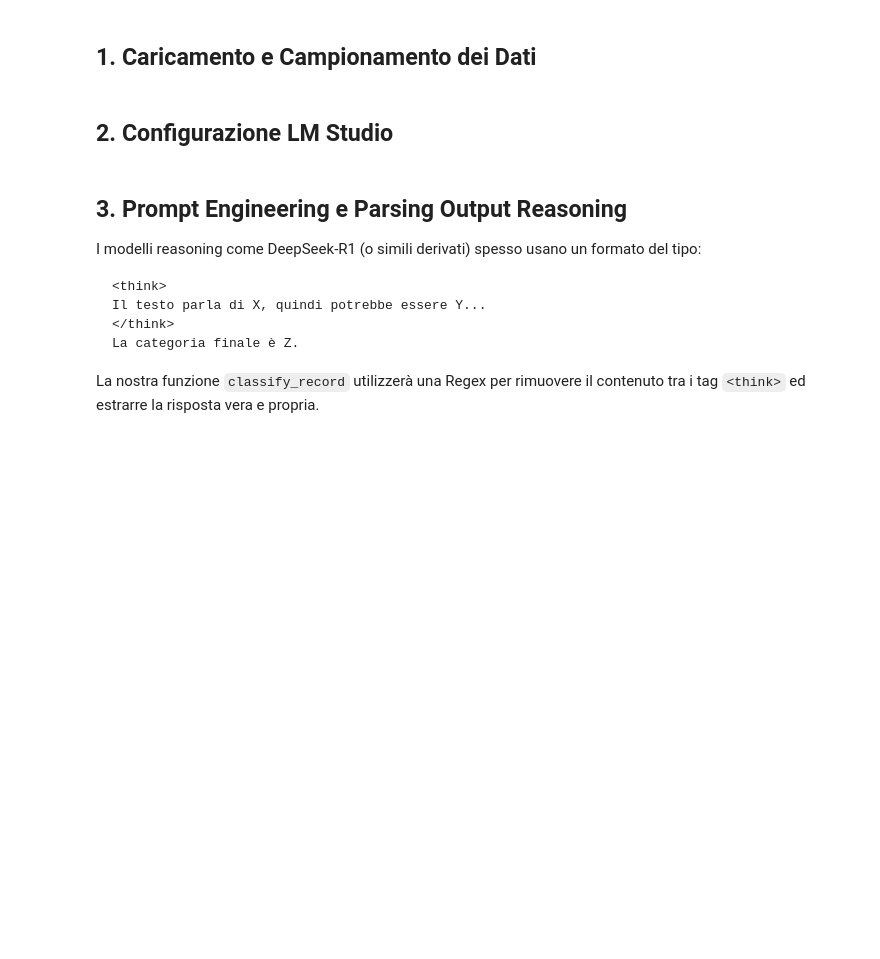
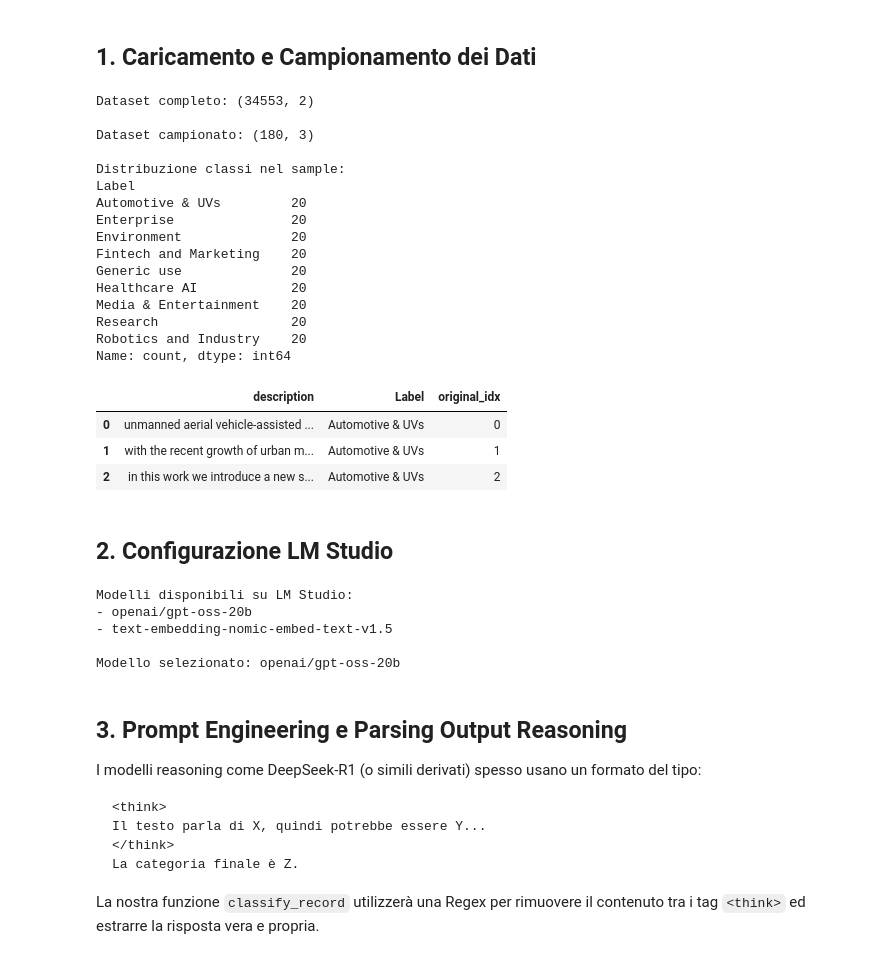
Before and after one commit to Vinello28/open-data-analytics, a Jupyter notebook: notebooks/13_llm_classification_reasoning.ipynb, the cells around one changed output. Saved outputs shown, nothing was run; the diff lists cells and outputs as text; code cells hidden in the pictures; blank space fills up the shorter version.

```diff
--- a/notebooks/13_llm_classification_reasoning.ipynb
+++ b/notebooks/13_llm_classification_reasoning.ipynb
@@ -23,30 +23,53 @@ plt.rcParams['figure.dpi'] = 100
 # %% [markdown]
 ## 1. Caricamento e Campionamento dei Dati
 # %%
+# Configurazione API OpenAI
+URL="http://192.168.1.7:1234/v1"
 # Caricamento dataset distillato bilanciato
-DATA_DIR = Path('../data/distilled')
-df_full = pd.read_csv(DATA_DIR / 'pwc_distilled_balanced.csv')
+DATA_DIR = Path('../data/training')
+df_full = pd.read_csv(DATA_DIR / 'bert_training_dataset.csv')
 
 print(f"Dataset completo: {df_full.shape}")
 
 # Campionamento di 20 record per classe
 SAMPLES_PER_CLASS = 20
 RANDOM_SEED = 42
 
 df_sample = df_full.groupby('Label').sample(n=SAMPLES_PER_CLASS, random_state=RANDOM_SEED).reset_index(drop=True)
 df_sample['original_idx'] = df_sample.index  # Salviamo un id locale
 
 print(f"\nDataset campionato: {df_sample.shape}")
 print(f"\nDistribuzione classi nel sample:")
 print(df_sample['Label'].value_counts())
 
 display(df_sample.head(3))
+# %% [output]
+Dataset completo: (34553, 2)
+
+Dataset campionato: (180, 3)
+
+Distribuzione classi nel sample:
+Label
+Automotive & UVs         20
+Enterprise               20
+Environment              20
+Fintech and Marketing    20
+Generic use              20
+Healthcare AI            20
+Media & Entertainment    20
+Research                 20
+Robotics and Industry    20
+Name: count, dtype: int64
+|  | description | Label | original_idx |
+| 0 | unmanned aerial vehicle-assisted ... | Automotive & UVs | 0 |
+| 1 | with the recent growth of urban m... | Automotive & UVs | 1 |
+| 2 | in this work we introduce a new s... | Automotive & UVs | 2 |
 # %% [markdown]
 ## 2. Configurazione LM Studio
 # %%
 # Inizializzazione del client OpenAI per puntare a LM Studio
 # LM Studio espone le API compatibili con OpenAI su http://localhost:1234/v1
-client = OpenAI(base_url="http://localhost:1234/v1", api_key="lm-studio")
+client = OpenAI(base_url=URL, api_key="lm-studio")
 
 # Verifica connessione e modelli
 try:
@@ -58,8 +81,14 @@ try:
     SUPPORTED_MODEL = models.data[0].id if models.data else "gpt-oss-20b-reasoning"
     print(f"\nModello selezionato: {SUPPORTED_MODEL}")
 except Exception as e:
-    print(f"Errore di connessione a LM Studio: {e}\nAssicurati che il server sia avviato su localhost:1234")
+    print(f"Errore di connessione a LM Studio: {e}\nAssicurati che il server sia avviato su {URL}")
     SUPPORTED_MODEL = "gpt-oss-20b-reasoning"
+# %% [output]
+Modelli disponibili su LM Studio:
+- openai/gpt-oss-20b
+- text-embedding-nomic-embed-text-v1.5
+
+Modello selezionato: openai/gpt-oss-20b
 # %% [markdown]
 ## 3. Prompt Engineering e Parsing Output Reasoning
 I modelli reasoning come DeepSeek-R1 (o simili derivati) spesso usano un formato del tipo:
```
Also changed, not shown: parts of 5 cells of this notebook, 4 other files.
